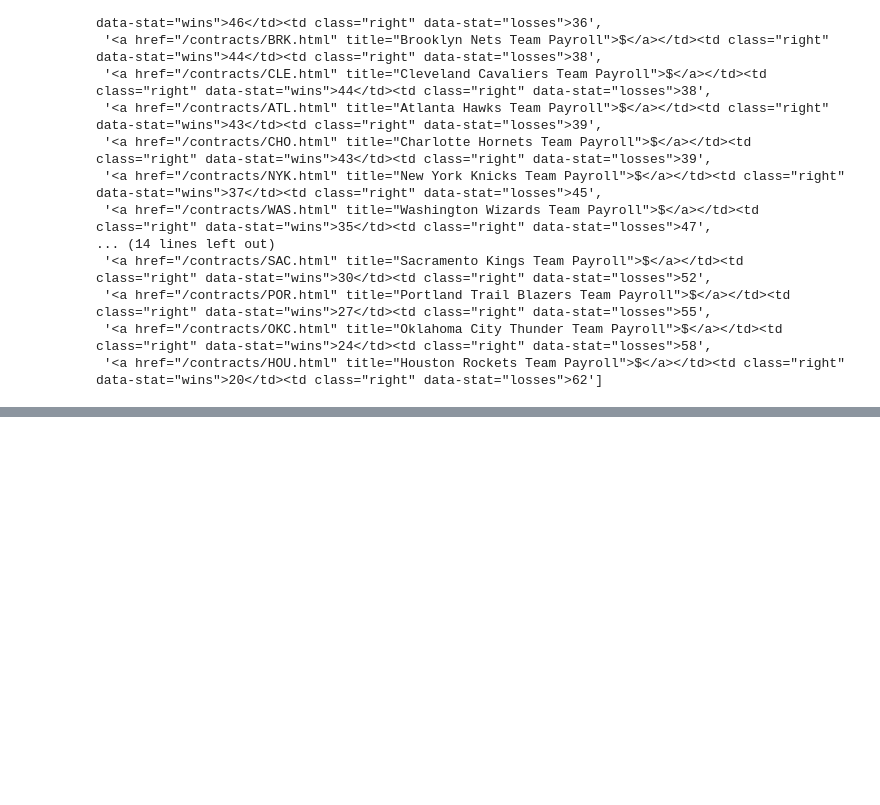
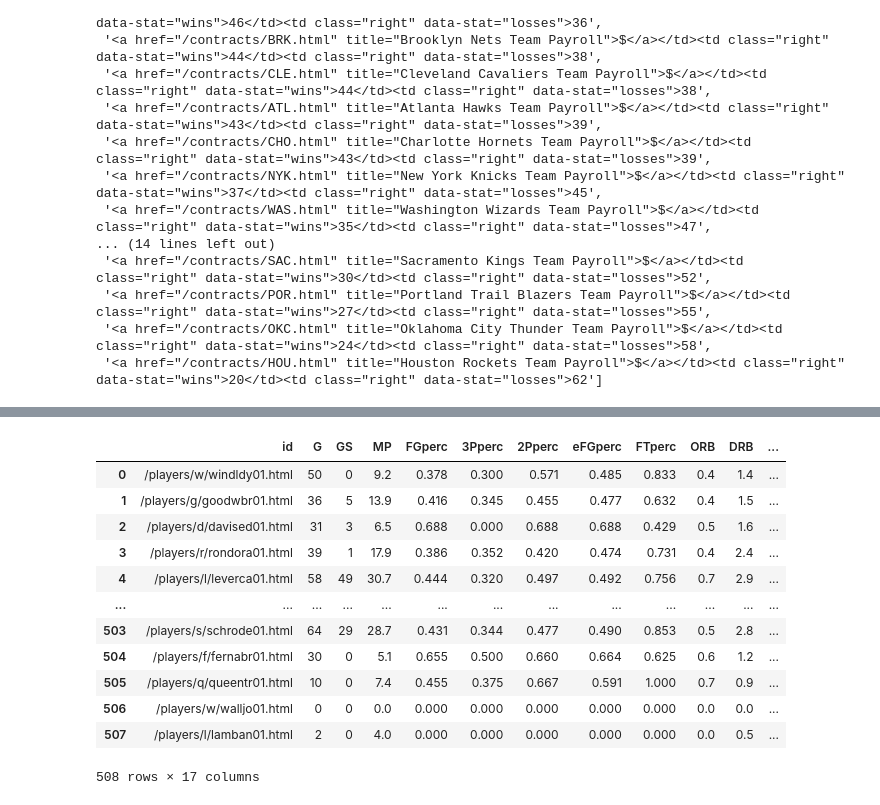
Before and after one commit to Haiyun-Zou/MSIN0166_Data_Engineering_individual, a Jupyter notebook: team_and_players.ipynb, the cells around one changed output, grey strips where cells are left out. Cells and saved outputs as stored; diff of their text form; code cells hidden in the pictures; blank space fills up the shorter version.

```diff
--- a/team_and_players.ipynb
+++ b/team_and_players.ipynb
@@ -599,0 +423,22 @@ weighted avg       0.60      0.60      0.60       102
+# %%
+current_season_result = players[['link', 'G_2122', 'GS_2122','MP_2122', 'FG%_2122', '3P%_2122', '2P%_2122', 'eFG%_2122', 'FT%_2122', 'ORB_2122', 'DRB_2122', 'AST_2122', 'STL_2122', 'BLK_2122', 'TOV_2122', 'PF_2122', 'PTS_2122']]
+current_career_result = players[['link', 'G_career', 'GS_career','MP_career', 'FG%_career', '3P%_career', '2P%_career', 'eFG%_career', 'FT%_career', 'ORB_career', 'DRB_career', 'AST_career', 'STL_career', 'BLK_career', 'TOV_career', 'PF_career', 'PTS_career']]
+# %%
+current_season_result.columns = ['id', 'G', 'GS','MP', 'FGperc', '3Pperc', '2Pperc', 'eFGperc', 'FTperc', 'ORB', 'DRB', 'AST', 'STL', 'BLK', 'TOV', 'PF', 'PTS']
+current_career_result.columns = ['id', 'G', 'GS','MP', 'FGperc', '3Pperc', '2Pperc', 'eFGperc', 'FTperc', 'ORB', 'DRB', 'AST', 'STL', 'BLK', 'TOV', 'PF', 'PTS']
+# %%
+current_season_result
+# %% [output]
+|  | id | G | GS | MP | FGperc | 3Pperc | 2Pperc | eFGperc | FTperc | ORB | DRB | ... |
+| 0 | /players/w/windldy01.html | 50 | 0 | 9.2 | 0.378 | 0.300 | 0.571 | 0.485 | 0.833 | 0.4 | 1.4 | ... |
+| 1 | /players/g/goodwbr01.html | 36 | 5 | 13.9 | 0.416 | 0.345 | 0.455 | 0.477 | 0.632 | 0.4 | 1.5 | ... |
+| 2 | /players/d/davised01.html | 31 | 3 | 6.5 | 0.688 | 0.000 | 0.688 | 0.688 | 0.429 | 0.5 | 1.6 | ... |
+| 3 | /players/r/rondora01.html | 39 | 1 | 17.9 | 0.386 | 0.352 | 0.420 | 0.474 | 0.731 | 0.4 | 2.4 | ... |
+| 4 | /players/l/leverca01.html | 58 | 49 | 30.7 | 0.444 | 0.320 | 0.497 | 0.492 | 0.756 | 0.7 | 2.9 | ... |
+| ... | ... | ... | ... | ... | ... | ... | ... | ... | ... | ... | ... | ... |
+| 503 | /players/s/schrode01.html | 64 | 29 | 28.7 | 0.431 | 0.344 | 0.477 | 0.490 | 0.853 | 0.5 | 2.8 | ... |
+| 504 | /players/f/fernabr01.html | 30 | 0 | 5.1 | 0.655 | 0.500 | 0.660 | 0.664 | 0.625 | 0.6 | 1.2 | ... |
+| 505 | /players/q/queentr01.html | 10 | 0 | 7.4 | 0.455 | 0.375 | 0.667 | 0.591 | 1.000 | 0.7 | 0.9 | ... |
+| 506 | /players/w/walljo01.html | 0 | 0 | 0.0 | 0.000 | 0.000 | 0.000 | 0.000 | 0.000 | 0.0 | 0.0 | ... |
+| 507 | /players/l/lamban01.html | 2 | 0 | 4.0 | 0.000 | 0.000 | 0.000 | 0.000 | 0.000 | 0.0 | 0.5 | ... |
+508 rows × 17 columns
```
Also changed, not shown: parts of 102 cells of this notebook, 3 other files.
